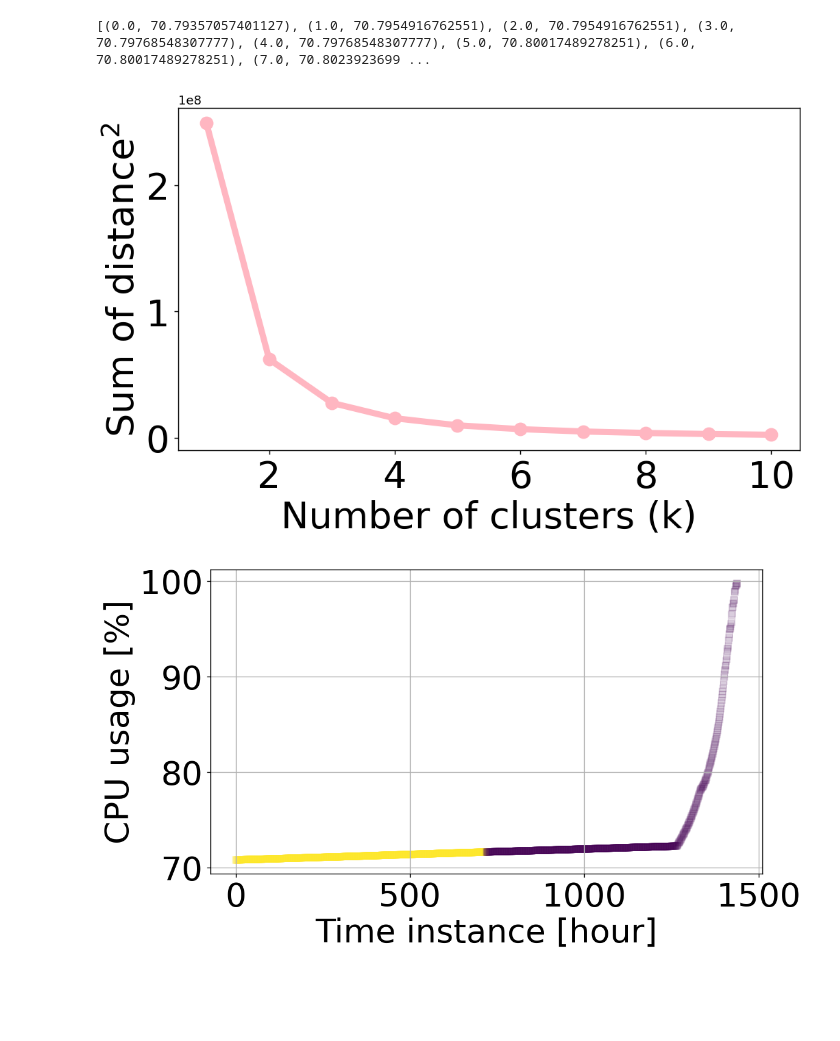
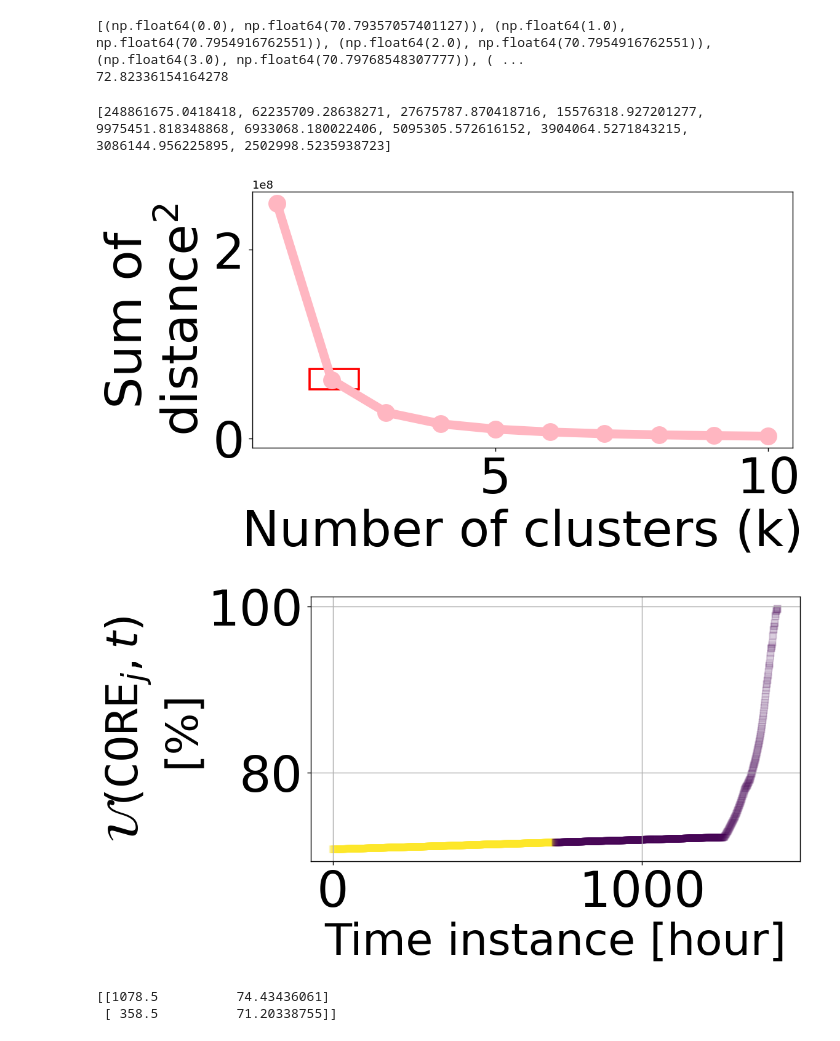
Before and after one commit to DataCloud-project/ADA-PIPE, a Jupyter notebook: detect-anomalies/elbow_kmeans.ipynb, the cells around one changed output. Cells and saved outputs as stored; diff of their text form; code cells hidden in the pictures; blank space fills up the shorter version.

```diff
--- a/detect-anomalies/elbow_kmeans.ipynb
+++ b/detect-anomalies/elbow_kmeans.ipynb
@@ -2,40 +2,54 @@
 import pandas as pd
 import numpy as np
 import matplotlib.pyplot as plt
+plt.rcParams["figure.autolayout"] = True
 import seaborn as sns
 from sklearn.cluster import KMeans
 from scipy.spatial.distance import cdist
 import warnings
 warnings.filterwarnings('ignore') #, "\nPyarrow", DeprecationWarning)
+from matplotlib.patches import Circle, Rectangle
 # %%
-file1 = r'datasettt.csv'
+file1 = r'DeviceData.csv'
 df = pd.read_csv(file1)
 dataset = df.values
 X = dataset[:, 0]
 Y = dataset[:, 1]
 data = list(zip(X, Y))
 print(data)
+print(np.mean(Y))
 # %% [output]
-[(0.0, 70.79357057401127), (1.0, 70.7954916762551), (2.0, 70.7954916762551), (3.0, 70.79768548307777), (4.0, 70.79768548307777), (5.0, 70.80017489278251), (6.0, 70.80017489278251), (7.0, 70.8023923699 ...
+[(np.float64(0.0), np.float64(70.79357057401127)), (np.float64(1.0), np.float64(70.7954916762551)), (np.float64(2.0), np.float64(70.7954916762551)), (np.float64(3.0), np.float64(70.79768548307777)), ( ...
+72.82336154164278
 # %%
 inertias = []
 
 for i in range(1,11):
     #kmeans = KMeans(n_clusters=i)
     kmeans = KMeans(n_clusters = i, init = 'k-means++', max_iter = 300, n_init = 10, random_state = 42)
     kmeans.fit(data)
     inertias.append(kmeans.inertia_)
+print(inertias)
+fig, ax = plt.subplots(figsize=(9, 5), dpi=130)
+plt.subplot().tick_params(labelsize=45)
+#circle1=plt.Circle(xy=(2,50000000), radius = 0.2, color='r', linewidth = .3, fill = False )
 
-fig, ax = plt.subplots(figsize=(9, 5), dpi=130)
-plt.subplot().tick_params(labelsize=30)
-
-plt.plot(range(1,11), inertias, marker='o', markersize=10, color='lightpink', linewidth=5)
-plt.xlabel('Number of clusters (k)', fontsize=30)
-plt.ylabel('Sum of distance$^2$', fontsize=30)
+xlab1 = ['Number of']
+xlab2 = ['clusters (k)']
+ylab1 = ['Sum of']
+ylab2 = ["distance$^2$"]
+row_labels = [f"{x1} {x2}" for x1, x2, in zip(xlab1,xlab2)]
+col_labels = [f"{y1}\n{y2}" for y1, y2, in zip(ylab1,ylab2)]
+plt.plot(range(1,11), inertias, marker='o', markersize=15, color='lightpink', linewidth=8)
+plt.xlabel(row_labels[0].replace('\$\$',''), fontsize=45)
+plt.ylabel(col_labels[0].replace('\$\$',''), fontsize=45)
 #plt.show()
+rectangle = plt.Rectangle((1.6,52000000), .9,22000000,linewidth = 2, color='red', fill=False)  # fill=False for just the outline
+ax.add_artist(rectangle)
 plt.savefig("number_of_cpu_cluster_centroids.pdf", format="pdf", bbox_inches="tight")
 # %% [output]
+[248861675.0418418, 62235709.28638271, 27675787.870418716, 15576318.927201277, 9975451.818348868, 6933068.180022406, 5095305.572616152, 3904064.5271843215, 3086144.956225895, 2502998.5235938723]
-[figure, old version]
+[figure, new version]
 # %%
 #kmeans = KMeans(n_clusters=2)
 kmeans = KMeans(n_clusters = 2, init = 'k-means++', max_iter = 300, n_init = 10, random_state = 0)
@@ -45,13 +59,21 @@ kmeans.fit(data)
 # k_means_labels_unique = np.unique(k_means_labels)
 
 fig, ax = plt.subplots(figsize=(9, 5), dpi=130)
-plt.subplot().tick_params(labelsize=30)
-plt.xlabel('Time instance [hour]', fontsize=30)
-plt.ylabel('CPU usage [%]', fontsize=30)
+plt.subplot().tick_params(labelsize=45)
+plt.xlabel('Time instance [hour]', fontsize=40)
+ylab1 = ['$\mathcal{U}(\mathtt{CORE}_j, t)$']
+ylab2 = ["[%]"]
+col_labels = [f"{x1}\n{x2}" for x1, x2, in zip(ylab1,ylab2)]
+plt.ylabel(col_labels[0].replace('\$\$',''), fontsize=40)
 plt.scatter(X, Y, c=kmeans.labels_, marker="s",alpha=0.1)
 plt.grid(True)
 
 #plt.show()
 plt.savefig("k-means_labels.pdf", format="pdf", bbox_inches="tight")
 # %% [output]
-[figure, old version]
+[figure, new version]
+# %%
+print(kmeans.cluster_centers_)
+# %% [output]
+[[1078.5          74.43436061]
+ [ 358.5          71.20338755]]
```
Also changed, not shown: parts of 1 cell of this notebook.
